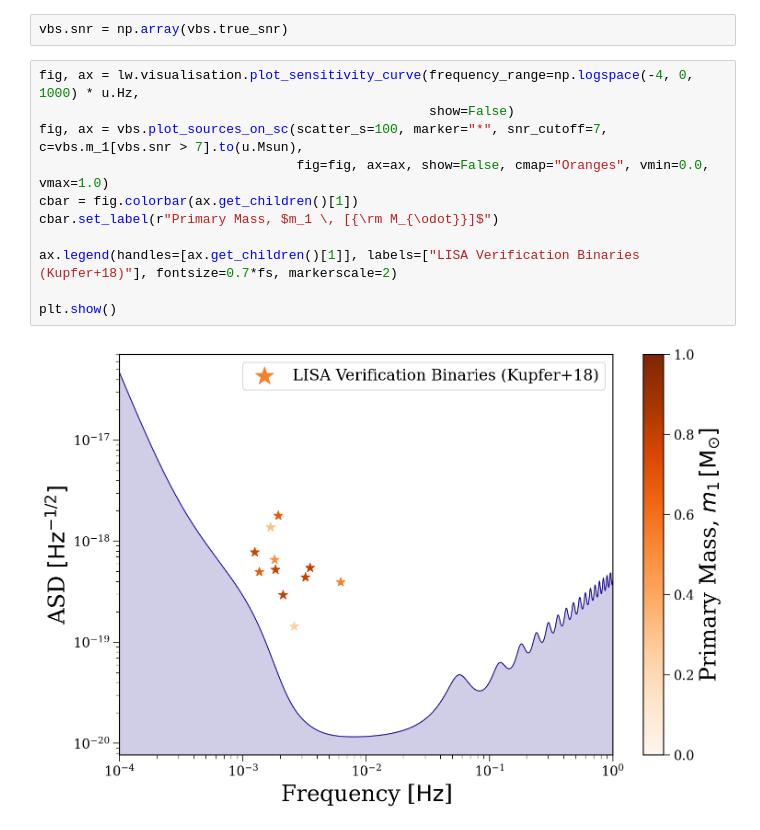
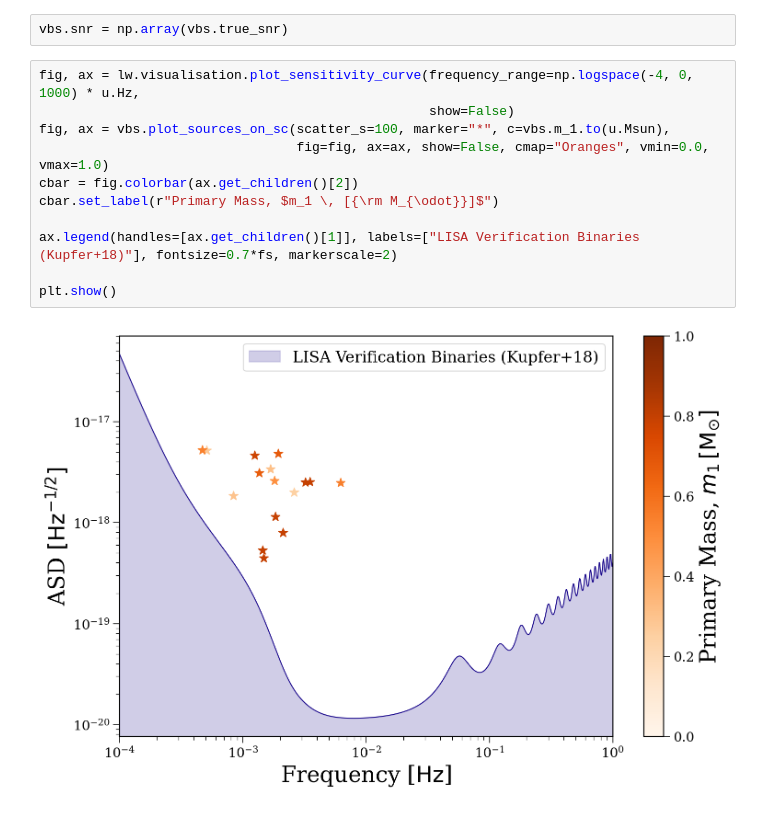
Before and after one commit to TeamLEGWORK/LEGWORK, a Jupyter notebook: docs/demos/VerificationBinaries.ipynb, the cells around one changed output. Cells and saved outputs as stored; diff of their text form.

```diff
--- a/docs/demos/VerificationBinaries.ipynb
+++ b/docs/demos/VerificationBinaries.ipynb
@@ -71,13 +70,13 @@ vbs.snr = np.array(vbs.true_snr)
 # %%
 fig, ax = lw.visualisation.plot_sensitivity_curve(frequency_range=np.logspace(-4, 0, 1000) * u.Hz,
                                                   show=False)
-fig, ax = vbs.plot_sources_on_sc(scatter_s=100, marker="*", snr_cutoff=7, c=vbs.m_1[vbs.snr > 7].to(u.Msun),
+fig, ax = vbs.plot_sources_on_sc(scatter_s=100, marker="*", c=vbs.m_1.to(u.Msun),
                                  fig=fig, ax=ax, show=False, cmap="Oranges", vmin=0.0, vmax=1.0)
-cbar = fig.colorbar(ax.get_children()[1])
+cbar = fig.colorbar(ax.get_children()[2])
 cbar.set_label(r"Primary Mass, $m_1 \, [{\rm M_{\odot}}]$")
 
 ax.legend(handles=[ax.get_children()[1]], labels=["LISA Verification Binaries (Kupfer+18)"], fontsize=0.7*fs, markerscale=2)
 
 plt.show()
 # %% [output]
-[figure, old version]
+[figure, new version]
```
Also changed, not shown: parts of 2 cells of this notebook.
